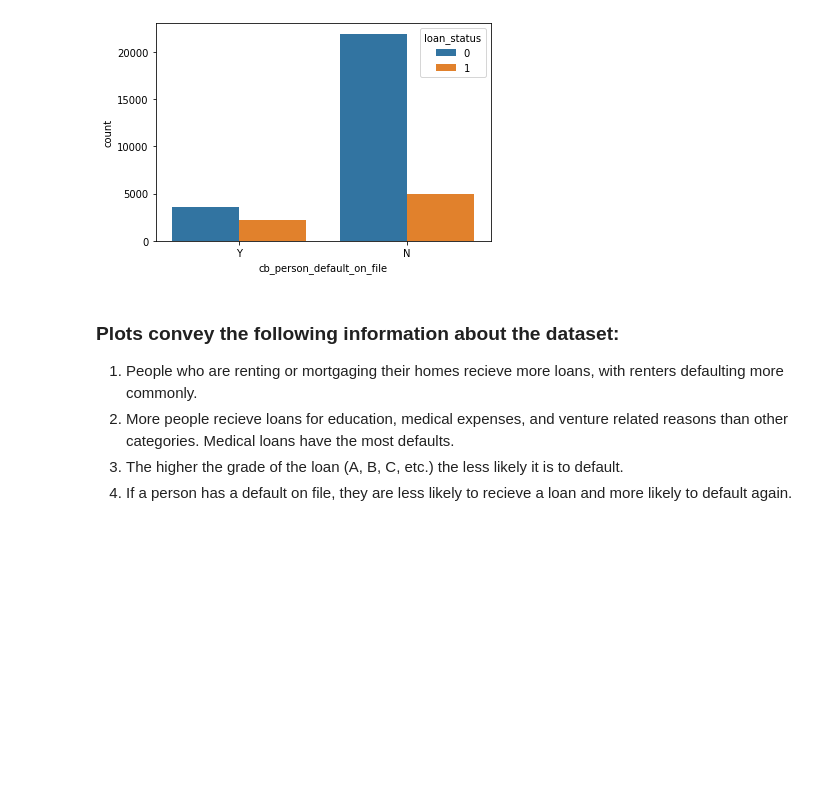
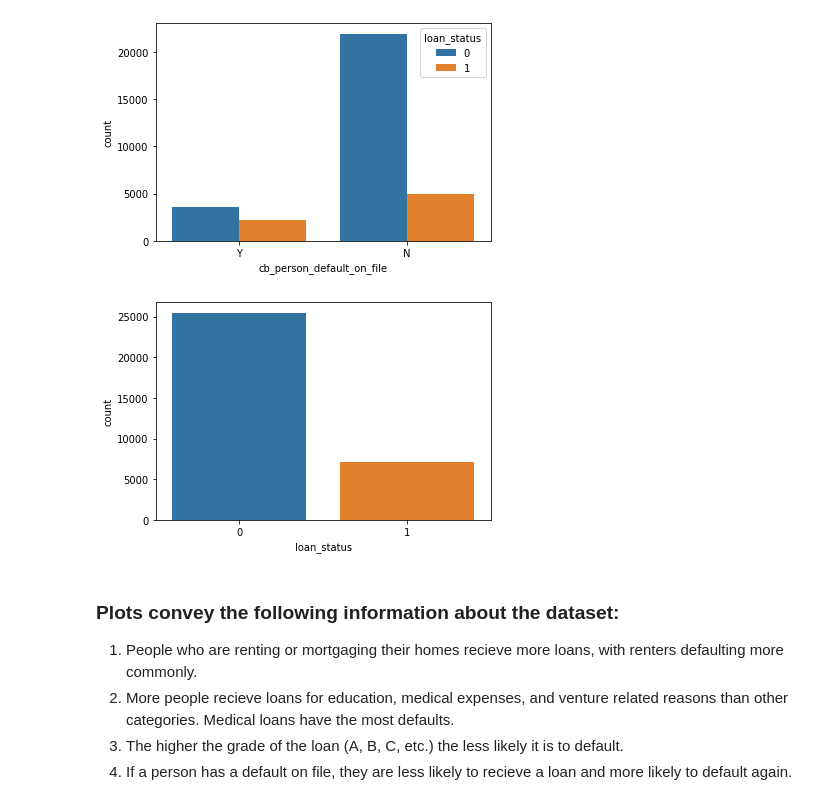
Before and after one commit to DarleneKo/loan-default-risk, a Jupyter notebook: Jupyter Notebooks/Exploratory_Analysis.ipynb, the cells around one changed output. Saved outputs shown, nothing was run; the diff lists cells and outputs as text; code cells hidden in the pictures; blank space fills up the shorter version.

Commit message:
Added loan status bar chart

```diff
--- a/Jupyter Notebooks/Exploratory_Analysis.ipynb
+++ b/Jupyter Notebooks/Exploratory_Analysis.ipynb
@@ -71,6 +71,13 @@ plt.savefig("../Charts/bar_" + categorical_columns[3])
 plt.show()
 # %% [output]
 [figure]
+# %%
+chart = sns.countplot(data=df,x=df['loan_status'])
+chart.set_xticklabels(chart.get_xticklabels())
+plt.savefig("../Charts/bar_loan_status")
+plt.show()
+# %% [output]
+[figure, added]
 # %% [markdown]
 ### Plots convey the following information about the dataset:
 1. People who are renting or mortgaging their homes recieve more loans, with renters defaulting more commonly.
```
Also changed, not shown: parts of 1 cell of this notebook, 2 other files.
